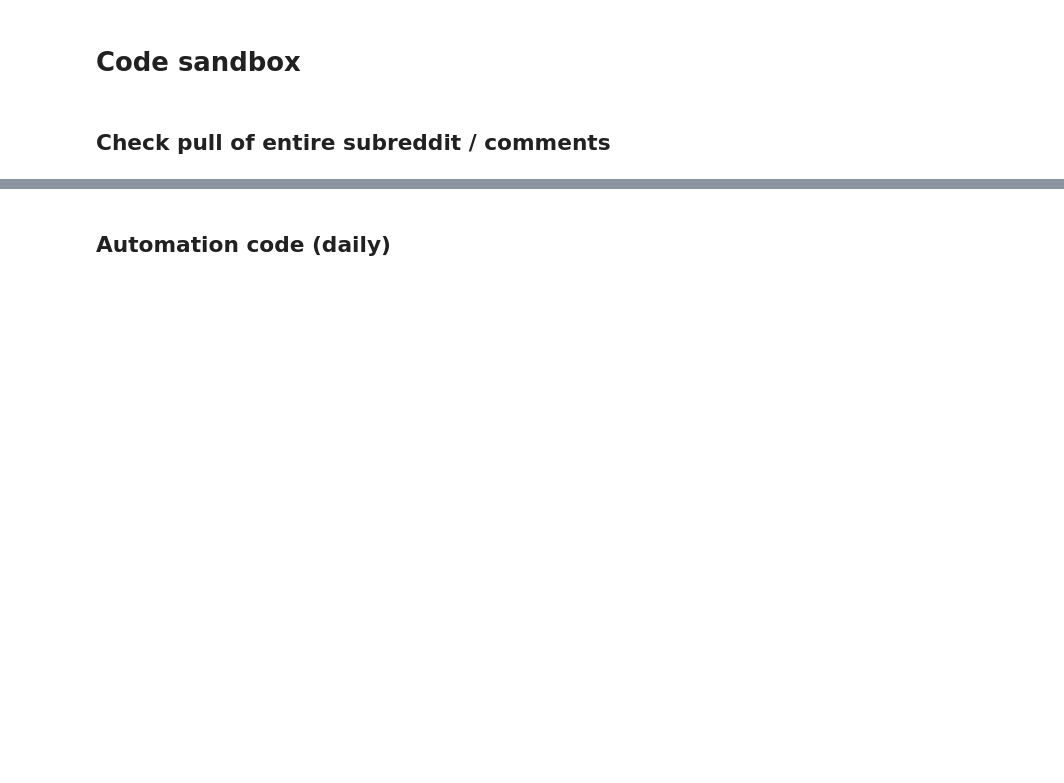
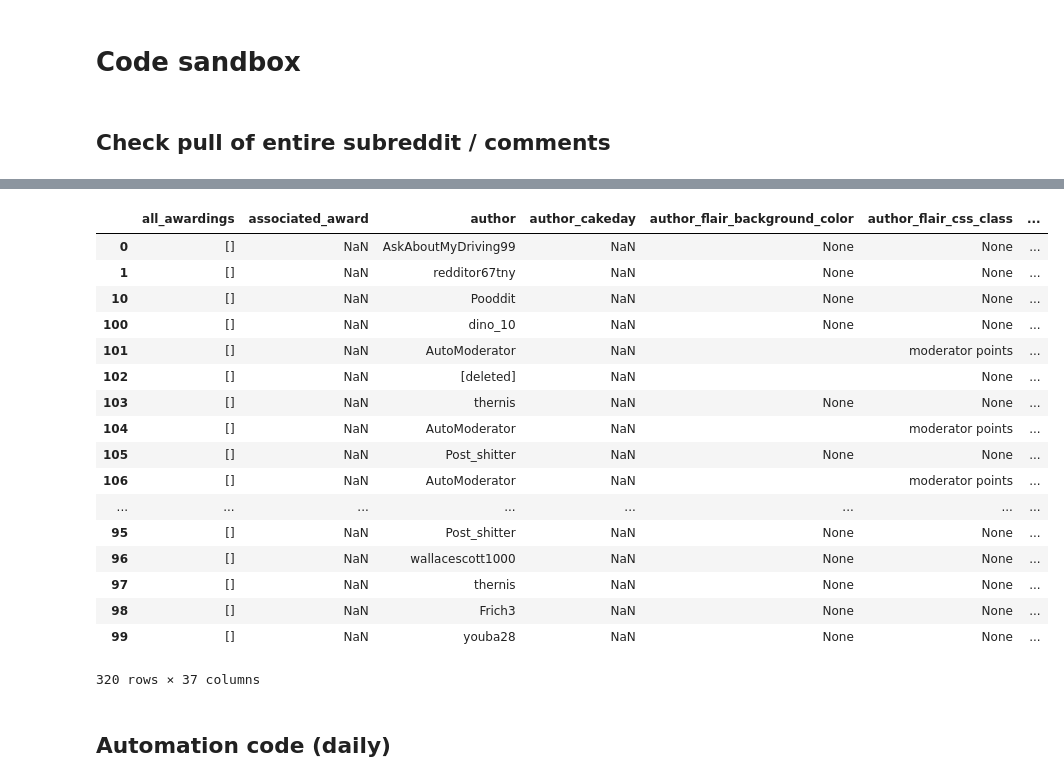
Before and after one commit to mh0409/trpred, a Jupyter notebook: sandbox.ipynb, the cells around one changed output, grey strips where cells are left out. Saved outputs shown, nothing was run; the diff lists cells and outputs as text; code cells hidden in the pictures; blank space fills up the shorter version.

```diff
--- a/sandbox.ipynb
+++ b/sandbox.ipynb
@@ -159,3 +191,28 @@ comments.to_csv
+# %%
+import pandas as pd
+import os
+
+os.chdir("/Users/mariajoseherrera/Documents/Admin/yahb/Turing_Institute/trpred/data/raw/comments")# change wd
+pd.read_json("dailycomments-2020-05-17.json") ## THIS WORKS!!!!
+# %% [output]
+|  | all_awardings | associated_award | author | author_cakeday | author_flair_background_color | author_flair_css_class | ... |
+| 0 | [] | NaN | AskAboutMyDriving99 | NaN | None | None | ... |
+| 1 | [] | NaN | redditor67tny | NaN | None | None | ... |
+| 10 | [] | NaN | Pooddit | NaN | None | None | ... |
+| 100 | [] | NaN | dino_10 | NaN | None | None | ... |
+| 101 | [] | NaN | AutoModerator | NaN |  | moderator points | ... |
+| 102 | [] | NaN | [deleted] | NaN |  | None | ... |
+| 103 | [] | NaN | thernis | NaN | None | None | ... |
+| 104 | [] | NaN | AutoModerator | NaN |  | moderator points | ... |
+| 105 | [] | NaN | Post_shitter | NaN | None | None | ... |
+| 106 | [] | NaN | AutoModerator | NaN |  | moderator points | ... |
+| ... | ... | ... | ... | ... | ... | ... | ... |
+| 95 | [] | NaN | Post_shitter | NaN | None | None | ... |
+| 96 | [] | NaN | wallacescott1000 | NaN | None | None | ... |
+| 97 | [] | NaN | thernis | NaN | None | None | ... |
+| 98 | [] | NaN | Frich3 | NaN | None | None | ... |
+| 99 | [] | NaN | youba28 | NaN | None | None | ... |
+320 rows × 37 columns
 # %% [markdown]
 ## Automation code (daily)
 # %%
```
Also changed, not shown: parts of 2 cells of this notebook, 2 other files.
